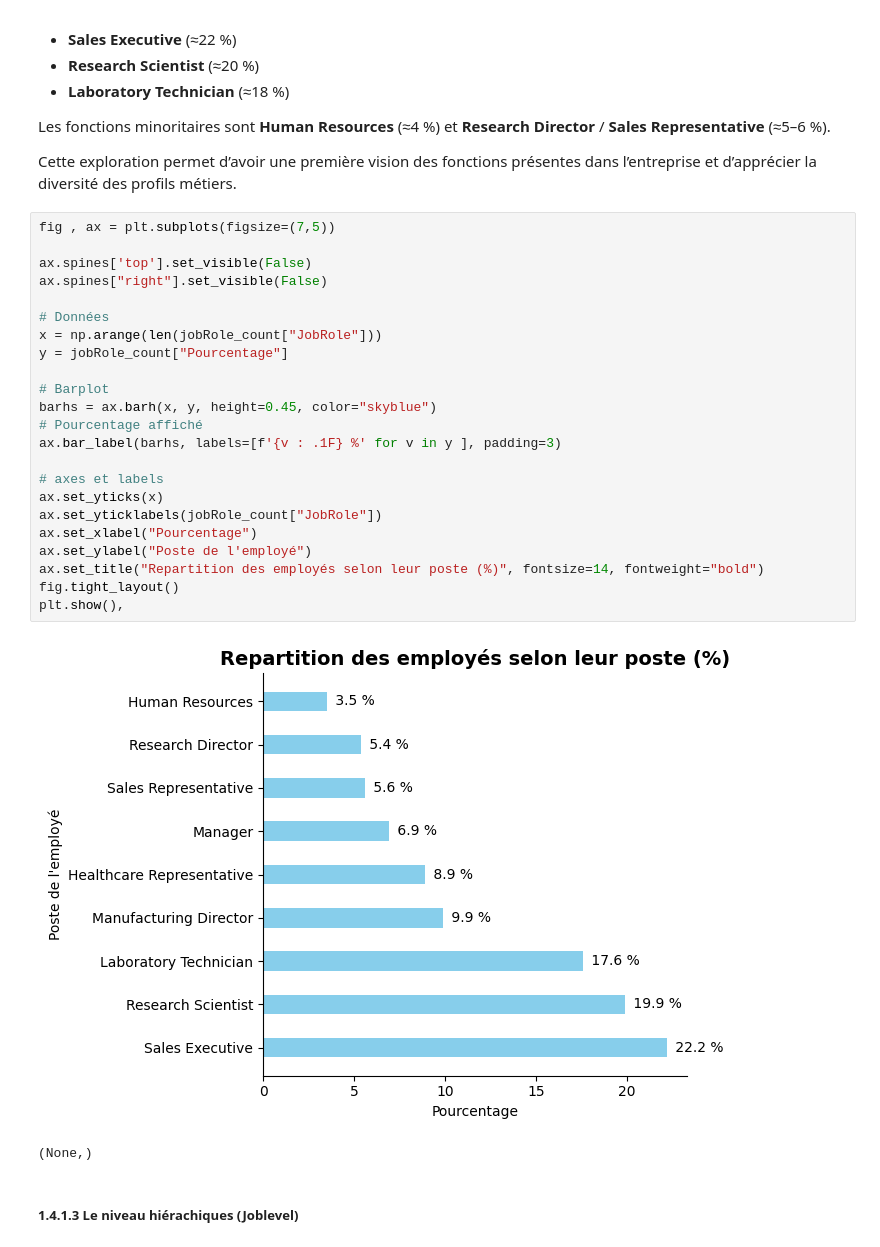
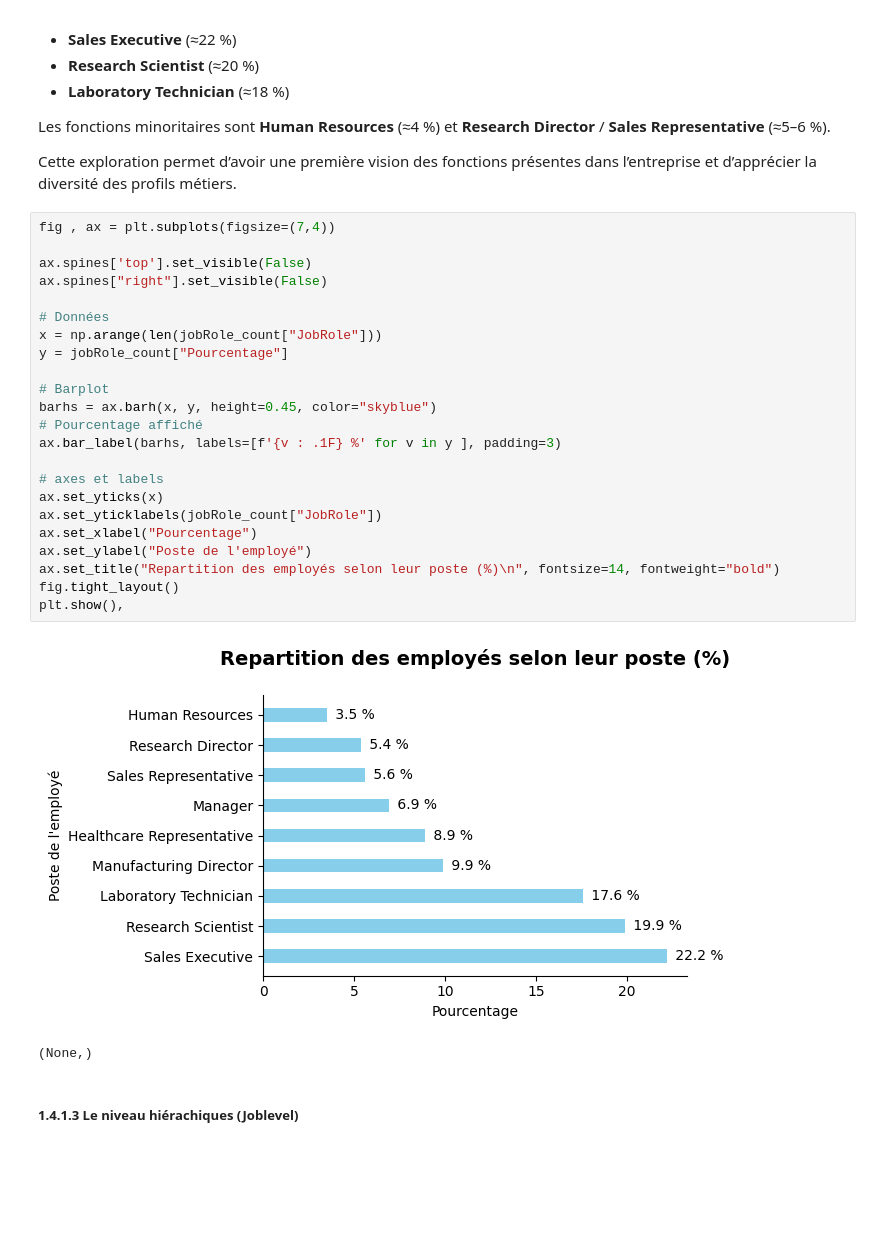
Before and after one commit to Kemuri15/employee-attrition-analysis, a Jupyter notebook: notebooks/04_axes_condition_travail.ipynb, the cells around one changed output. Drawn from its saved outputs; the diff is of its cells as text; blank space fills up the shorter version.

```diff
--- a/notebooks/04_axes_condition_travail.ipynb
+++ b/notebooks/04_axes_condition_travail.ipynb
@@ -421,30 +421,30 @@ Les fonctions minoritaires sont **Human Resources** (≈4 %) et **Research Direc
 
 Cette exploration permet d’avoir une première vision des fonctions présentes dans l’entreprise et d’apprécier la diversité des profils métiers.
 # %%
-fig , ax = plt.subplots(figsize=(7,5))
+fig , ax = plt.subplots(figsize=(7,4))
 
 ax.spines['top'].set_visible(False)
 ax.spines["right"].set_visible(False)
 
 # Données
 x = np.arange(len(jobRole_count["JobRole"]))
 y = jobRole_count["Pourcentage"]
 
 # Barplot
 barhs = ax.barh(x, y, height=0.45, color="skyblue")
 # Pourcentage affiché
 ax.bar_label(barhs, labels=[f'{v : .1F} %' for v in y ], padding=3)
 
 # axes et labels
 ax.set_yticks(x)
 ax.set_yticklabels(jobRole_count["JobRole"])
 ax.set_xlabel("Pourcentage")
 ax.set_ylabel("Poste de l'employé")
-ax.set_title("Repartition des employés selon leur poste (%)", fontsize=14, fontweight="bold")
+ax.set_title("Repartition des employés selon leur poste (%)\n", fontsize=14, fontweight="bold")
 fig.tight_layout()
 plt.show(),
 # %% [output]
-[figure, old version]
+[figure, new version]
 (None,)
 # %% [markdown]
 ##### 1.4.1.3 Le niveau hiérachiques (Joblevel)
```
Also changed, not shown: parts of 35 cells of this notebook, 1 other file.
